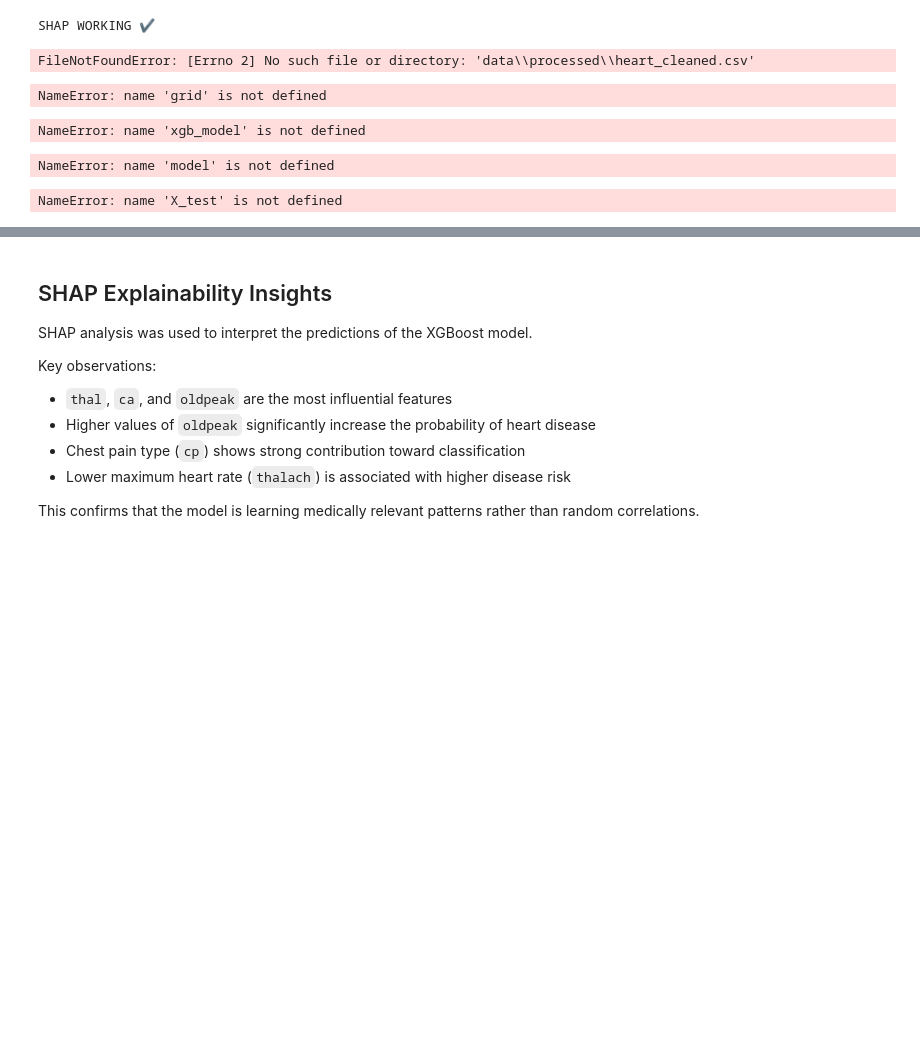
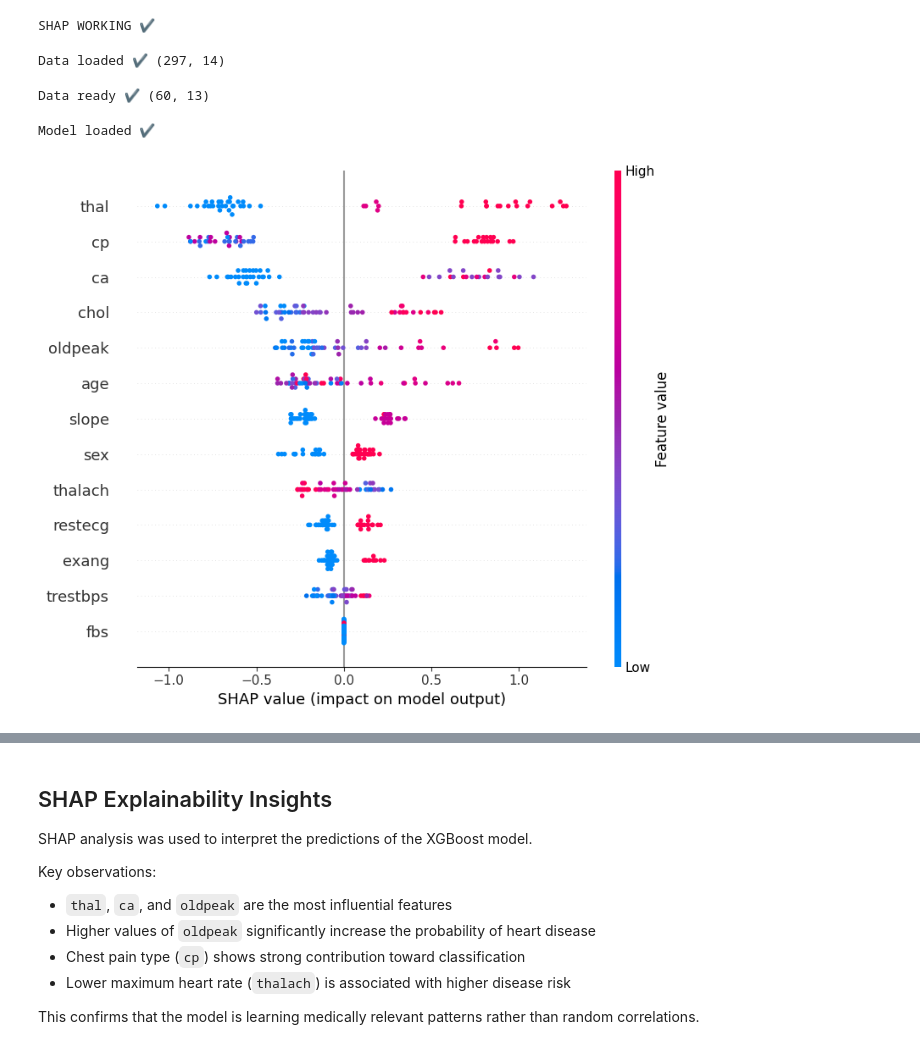
Before and after one commit to areebotix/CodeAlpha_DiseasePredictionModelFromMedicalData, a Jupyter notebook: outputs/shap_analysis.ipynb, the cells around one changed output, grey strips where cells are left out. Saved outputs shown, nothing was run; the diff lists cells and outputs as text; code cells hidden in the pictures; blank space fills up the shorter version.

Commit message:
fixed shap analysis notebook error

```diff
--- a/outputs/shap_analysis.ipynb
+++ b/outputs/shap_analysis.ipynb
@@ -3,81 +3,48 @@ import shap
 print("SHAP WORKING ✔")
 # %% [output]
 SHAP WORKING ✔
+# %%
+import pandas as pd
+
+df = pd.read_csv("../data/processed/heart_cleaned.csv")
+
+print("Data loaded ✔", df.shape)
+# %% [output]
+Data loaded ✔ (297, 14)
 # %%
-import pandas as pd
 from sklearn.model_selection import train_test_split
 
-# Load processed dataset
-df = pd.read_csv("data\processed\heart_cleaned.csv")
-
-# Split features and target
 X = df.drop("target", axis=1)
 y = df["target"]
 
-# Train-test split
 X_train, X_test, y_train, y_test = train_test_split(
     X, y, test_size=0.2, random_state=42
 )
 
 print("Data ready ✔", X_test.shape)
 # %% [output]
-FileNotFoundError: [Errno 2] No such file or directory: 'data\\processed\\heart_cleaned.csv'
+Data ready ✔ (60, 13)
+# %%
+import joblib
+
+model = joblib.load("../models/heart_model.pkl")
+
+print("Model loaded ✔")
+# %% [output]
+Model loaded ✔
 # %%
 import shap
-import xgboost as xgb
 import matplotlib.pyplot as plt
 
-# Load trained model (or use your existing one)
-model = grid.best_estimator_   # if using GridSearch
-# OR: model = xgb_model (your trained model variable)
-
-# Create explainer
 explainer = shap.TreeExplainer(model)
 
-# Use SMALL sample for speed
+# small sample for speed
 X_sample = X_test[:50]
 
-# SHAP values
 shap_values = explainer.shap_values(X_sample)
 
-# Plot
 shap.summary_plot(shap_values, X_sample)
+
+plt.show()
 # %% [output]
-NameError: name 'grid' is not defined
+[figure, added]
-# %%
-import shap
-import matplotlib.pyplot as plt
-
-# Use your trained model
-model = xgb_model   # <-- FIXED
-
-explainer = shap.TreeExplainer(model)
-
-X_sample = X_test[:50]
-
-shap_values = explainer.shap_values(X_sample)
-
-shap.summary_plot(shap_values, X_sample)
-
-plt.show()
-# %% [output]
-NameError: name 'xgb_model' is not defined
-# %%
-import shap
-import matplotlib.pyplot as plt
-
-explainer = shap.TreeExplainer(model)
-
-X_sample = X_test[:50]
-
-shap_values = explainer.shap_values(X_sample)
-
-shap.summary_plot(shap_values, X_sample)
-
-plt.show()
-# %% [output]
-NameError: name 'model' is not defined
-# %%
-print(X_test.shape)
-# %% [output]
-NameError: name 'X_test' is not defined
```
Also changed, not shown: parts of 1 cell of this notebook, 1 other file.
